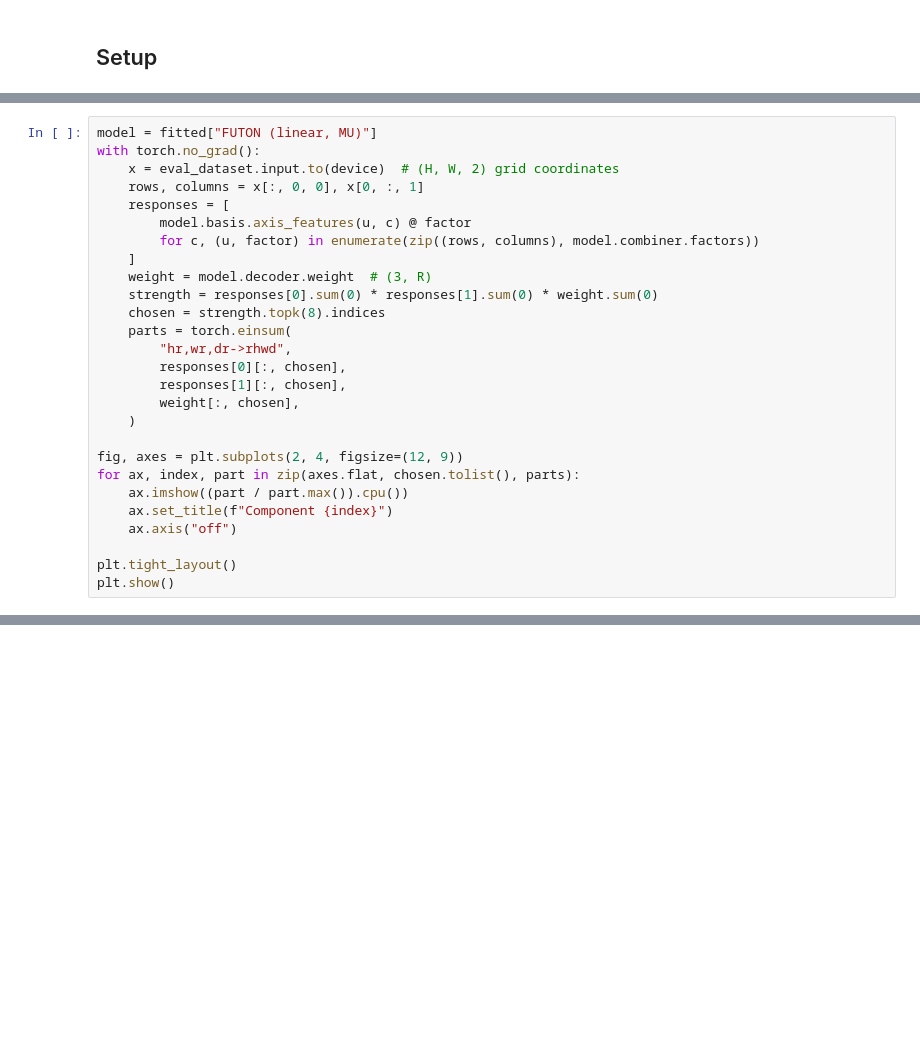
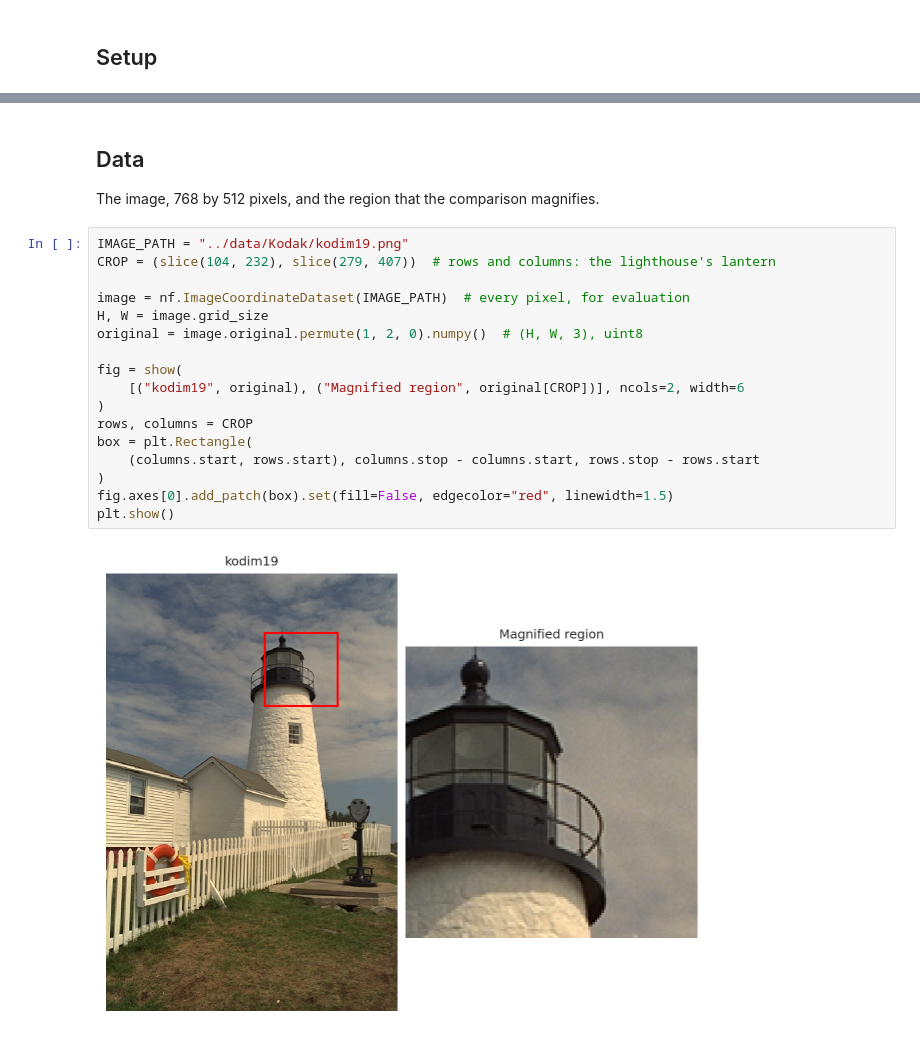
Before and after one commit to pashtari/inro, a Jupyter notebook: notebooks/futon_solvers.ipynb, the cells around one changed output, grey strips where cells are left out. Drawn from its saved outputs; the diff is of its cells as text; blank space fills up the shorter version.

```diff
--- a/notebooks/futon_solvers.ipynb
+++ b/notebooks/futon_solvers.ipynb
@@ -311,27 +23,0 @@ most, each shown at its own scale.
-# %%
-model = fitted["FUTON (linear, MU)"]
-with torch.no_grad():
-    x = eval_dataset.input.to(device)  # (H, W, 2) grid coordinates
-    rows, columns = x[:, 0, 0], x[0, :, 1]
-    responses = [
-        model.basis.axis_features(u, c) @ factor
-        for c, (u, factor) in enumerate(zip((rows, columns), model.combiner.factors))
-    ]
-    weight = model.decoder.weight  # (3, R)
-    strength = responses[0].sum(0) * responses[1].sum(0) * weight.sum(0)
-    chosen = strength.topk(8).indices
-    parts = torch.einsum(
-        "hr,wr,dr->rhwd",
-        responses[0][:, chosen],
-        responses[1][:, chosen],
-        weight[:, chosen],
-    )
-
-fig, axes = plt.subplots(2, 4, figsize=(12, 9))
-for ax, index, part in zip(axes.flat, chosen.tolist(), parts):
-    ax.imshow((part / part.max()).cpu())
-    ax.set_title(f"Component {index}")
-    ax.axis("off")
-
-plt.tight_layout()
-plt.show()
@@ -339,0 +171,23 @@ plt.show()
+# %% [markdown]
+## Data
+
+The image, 768 by 512 pixels, and the region that the comparison magnifies.
+# %%
+IMAGE_PATH = "../data/Kodak/kodim19.png"
+CROP = (slice(104, 232), slice(279, 407))  # rows and columns: the lighthouse's lantern
+
+image = nf.ImageCoordinateDataset(IMAGE_PATH)  # every pixel, for evaluation
+H, W = image.grid_size
+original = image.original.permute(1, 2, 0).numpy()  # (H, W, 3), uint8
+
+fig = show(
+    [("kodim19", original), ("Magnified region", original[CROP])], ncols=2, width=6
+)
+rows, columns = CROP
+box = plt.Rectangle(
+    (columns.start, rows.start), columns.stop - columns.start, rows.stop - rows.start
+)
+fig.axes[0].add_patch(box).set(fill=False, edgecolor="red", linewidth=1.5)
+plt.show()
+# %% [output]
+[figure, added]
```
Also changed, not shown: parts of 36 cells of this notebook, 5 other files.
